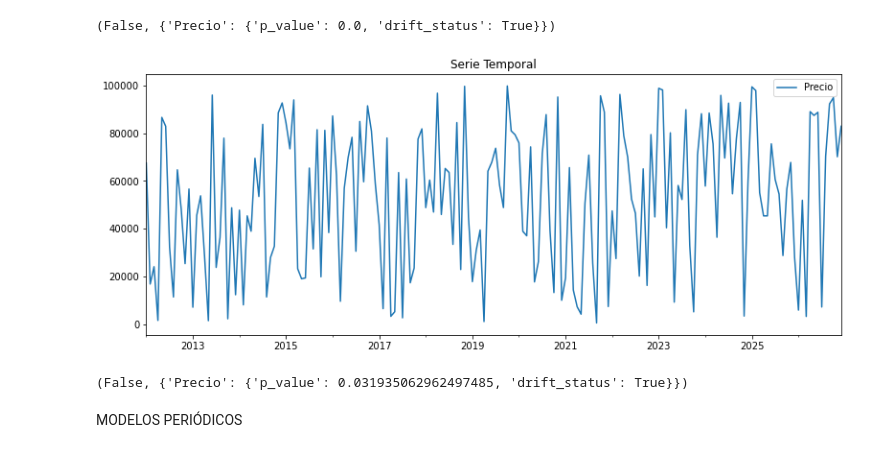
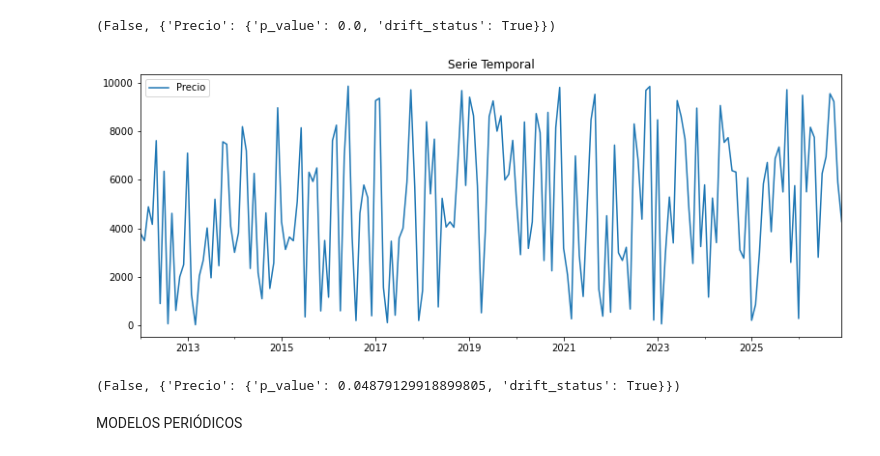
Before and after one commit to davidraamirez/drift-detection_data-augmentation, a Jupyter notebook: validacion/VAL_MODELOS.ipynb, the cells around one changed output. Drawn from its saved outputs; the diff is of its cells as text; code cells hidden in the pictures.

```diff
--- a/validacion/VAL_MODELOS.ipynb
+++ b/validacion/VAL_MODELOS.ipynb
@@ -201,13 +201,13 @@ detect_dataset_drift_ks(df19[:144],df19[144:],threshold_ks)
 # %% [output]
 (False, {'Precio': {'p_value': 0.0, 'drift_status': True}})
 # %%
-df20=crear_df_periodos_datos(fecha1,180,'M',['Precio'],17,[1,100000])
+df20=crear_df_periodos_datos(fecha1,180,'M',['Precio'],17,[1,10000])
 # %% [output]
-[figure, old version]
+[figure, new version]
 # %%
 detect_dataset_drift_ks(df20[:144],df20[144:],threshold_ks)
 # %% [output]
-(False, {'Precio': {'p_value': 0.031935062962497485, 'drift_status': True}})
+(False, {'Precio': {'p_value': 0.04879129918899805, 'drift_status': True}})
 # %% [markdown]
 MODELOS PERIÓDICOS
 # %% [markdown]
```
Also changed, not shown: parts of 113 cells of this notebook.
